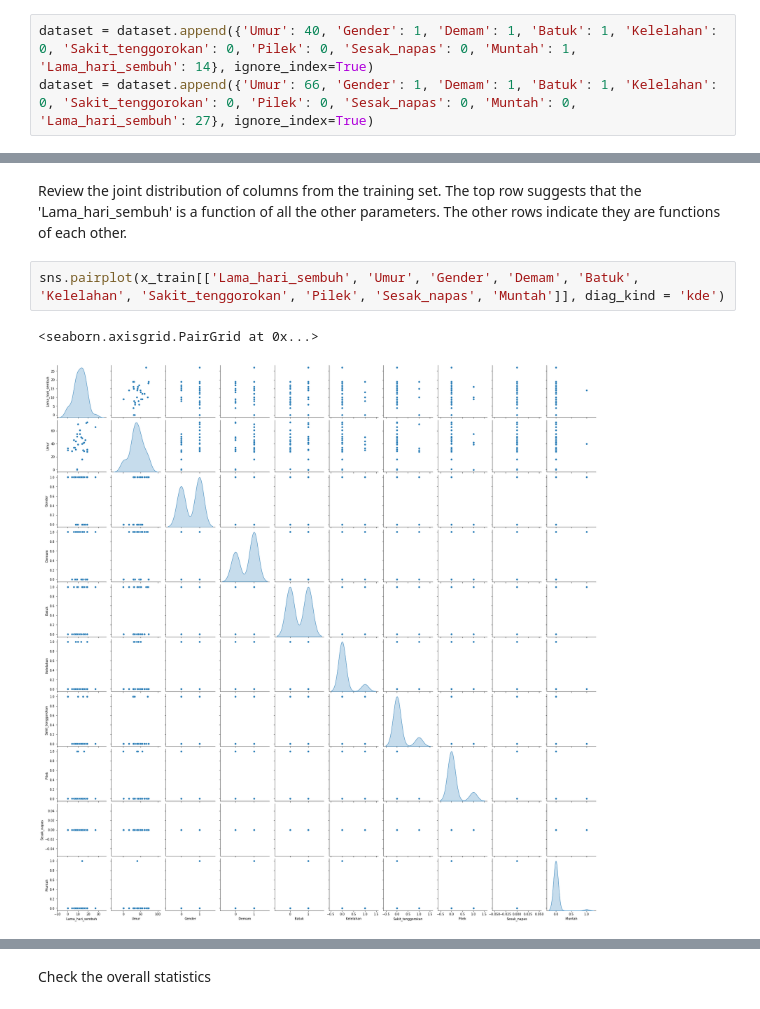
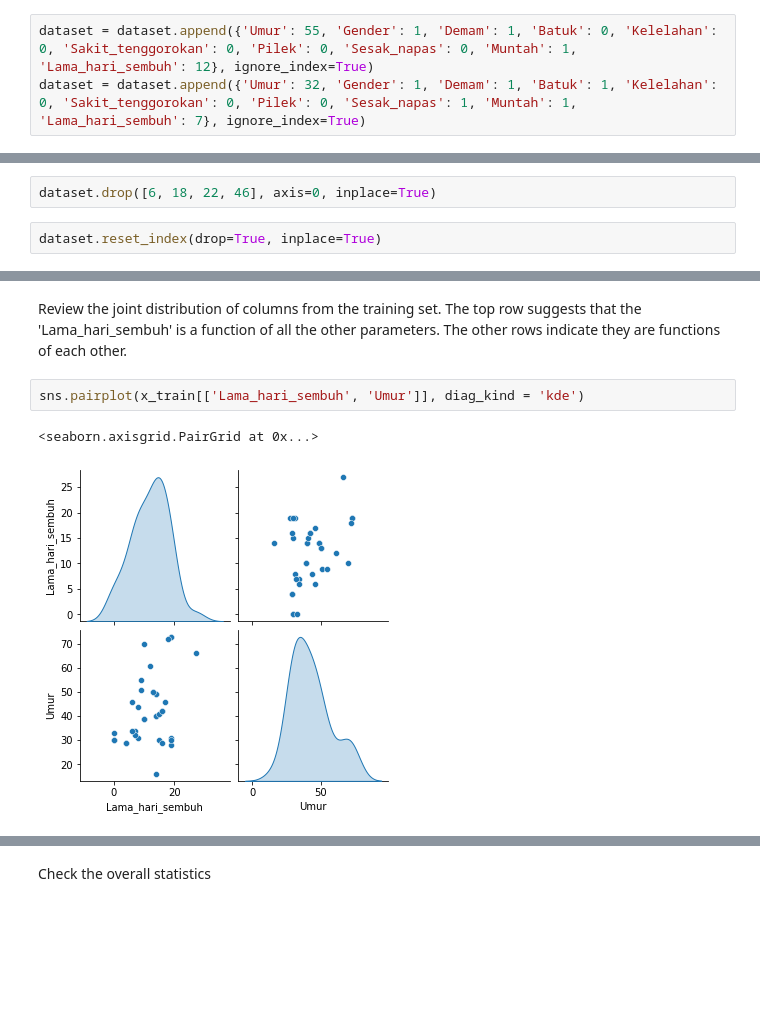
Before and after one commit to yuliusius1/waras-bangkit-capstone-2022, a Jupyter notebook: ML Model/Deep Neural Network (DNN)/DNN.ipynb, the cells around one changed output, grey strips where cells are left out. Drawn from its saved outputs; the diff is of its cells as text; blank space fills up the shorter version.

```diff
--- a/ML Model/Deep Neural Network (DNN)/DNN.ipynb
+++ b/ML Model/Deep Neural Network (DNN)/DNN.ipynb
@@ -49,5 +49,5 @@ Change some contents of the 'muntah' column
 # %%
 dataset.drop([45, 48], axis=0, inplace=True)
 # %%
-dataset = dataset.append({'Umur': 40, 'Gender': 1, 'Demam': 1, 'Batuk': 1, 'Kelelahan': 0, 'Sakit_tenggorokan': 0, 'Pilek': 0, 'Sesak_napas': 0, 'Muntah': 1, 'Lama_hari_sembuh': 14}, ignore_index=True)
-dataset = dataset.append({'Umur': 66, 'Gender': 1, 'Demam': 1, 'Batuk': 1, 'Kelelahan': 0, 'Sakit_tenggorokan': 0, 'Pilek': 0, 'Sesak_napas': 0, 'Muntah': 0, 'Lama_hari_sembuh': 27}, ignore_index=True)
+dataset = dataset.append({'Umur': 55, 'Gender': 1, 'Demam': 1, 'Batuk': 0, 'Kelelahan': 0, 'Sakit_tenggorokan': 0, 'Pilek': 0, 'Sesak_napas': 0, 'Muntah': 1, 'Lama_hari_sembuh': 12}, ignore_index=True)
+dataset = dataset.append({'Umur': 32, 'Gender': 1, 'Demam': 1, 'Batuk': 1, 'Kelelahan': 0, 'Sakit_tenggorokan': 0, 'Pilek': 0, 'Sesak_napas': 1, 'Muntah': 1, 'Lama_hari_sembuh': 7}, ignore_index=True)
@@ -75,0 +54,4 @@ dataset
+# %%
+dataset.drop([6, 18, 22, 46], axis=0, inplace=True)
+# %%
+dataset.reset_index(drop=True, inplace=True)
@@ -84,7 +92,7 @@ Inspect the data
 Review the joint distribution of columns from the training set.
 The top row suggests that the 'Lama_hari_sembuh' is a function of all the other parameters. The other rows indicate they are functions of each other.
 # %%
-sns.pairplot(x_train[['Lama_hari_sembuh', 'Umur', 'Gender', 'Demam', 'Batuk', 'Kelelahan', 'Sakit_tenggorokan', 'Pilek', 'Sesak_napas', 'Muntah']], diag_kind = 'kde')
+sns.pairplot(x_train[['Lama_hari_sembuh', 'Umur']], diag_kind = 'kde')
 # %% [output]
 <seaborn.axisgrid.PairGrid at 0x...>
-[figure, old version]
+[figure, new version]
```
Also changed, not shown: parts of 20 cells of this notebook, 6 other files.
